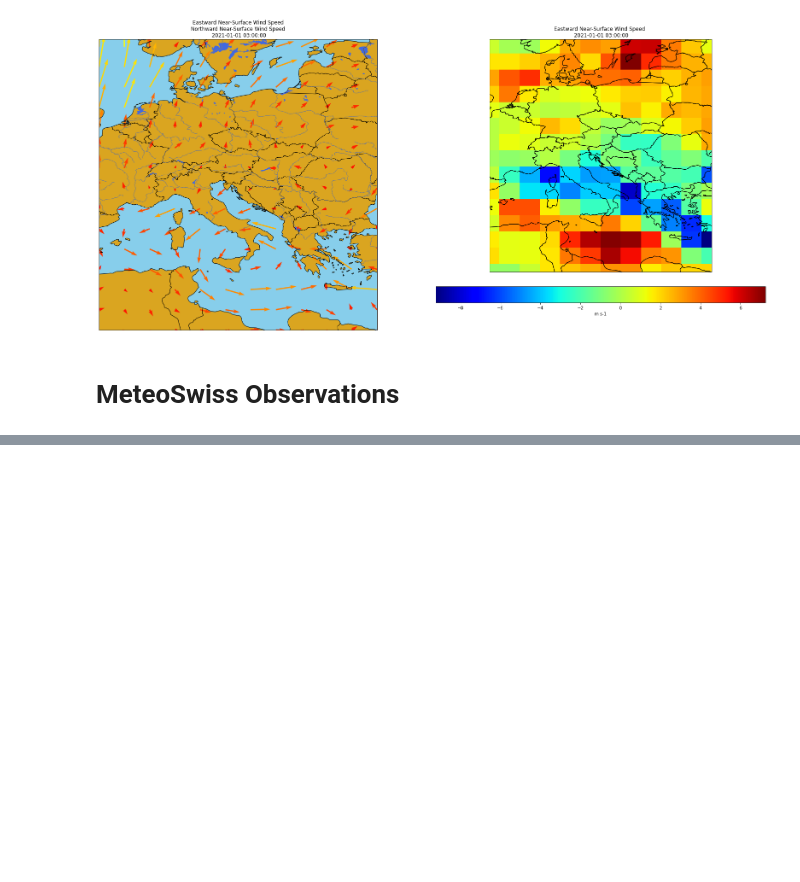
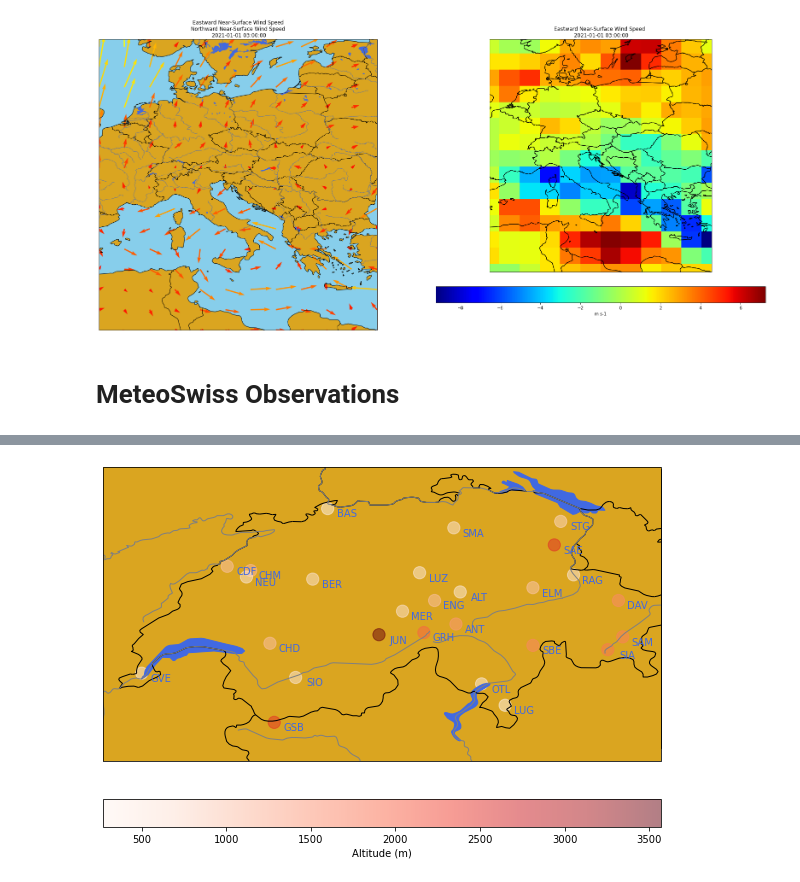
Before and after one commit to OpheliaMiralles/wind-downscaling-gan, a Jupyter notebook: notebooks/data_exploration.ipynb, the cells around one changed output, grey strips where cells are left out. Cells and saved outputs as stored; diff of their text form; code cells hidden in the pictures; blank space fills up the shorter version.

```diff
--- a/notebooks/data_exploration.ipynb
+++ b/notebooks/data_exploration.ipynb
@@ -87,0 +83,30 @@ obs.groupby('station').agg({'wind_speed_mps':'mean'}).plot(kind='bar')
+# %%
+stations=process_station_txt_file_from_MeteoSwiss(file_station)\
+.assign(enriched_name = lambda x: x['station_name'] + ' ('+ x['station'] + ')')
+def plot_stations(ax, stations_df):
+    proj = HigherResPlateCarree()
+    ax = plt.axes(projection=proj)
+    ax.set_extent([stations.lon.min()-0.3, stations.lon.max()+0.3, stations.lat.min()-0.3, stations.lat.max()+0.3])
+    ax.coastlines()
+    ax.add_feature(cartopy.feature.LAND, color='goldenrod')
+    ax.add_feature(cartopy.feature.LAKES.with_scale('10m'), color='royalblue')
+    ax.add_feature(cartopy.feature.OCEAN, color='skyblue')
+    ax.add_feature(cartopy.feature.BORDERS.with_scale('10m'), color='black')
+    ax.add_feature(cartopy.feature.RIVERS.with_scale('10m'), color='grey')
+    c_scheme = ax.scatter(x=stations.lon, y=stations.lat,
+                s=150,
+                c=stations.altitude_m,
+                cmap='Reds',
+                alpha=0.5,
+                transform=HigherResPlateCarree())
+    plt.colorbar(c_scheme, location='bottom', pad=0.07,
+                 label='Altitude (m)', ax=ax)
+    for s, d in stations.groupby('station'):
+        ax.text(d.lon+0.15, d.lat-0.04, s, transform=HigherResPlateCarree(),
+                fontsize=10, c='royalblue', horizontalalignment='center', verticalalignment='center')
+subplot_kw = {'projection': HigherResPlateCarree()}
+fig, ax1 = plt.subplots(ncols=1, subplot_kw=subplot_kw, figsize=(10, 10))
+plot_stations(ax1, stations)
+fig.show()
+# %% [output]
+[figure, added]
```
Also changed, not shown: parts of 14 cells of this notebook, 2 other files.
